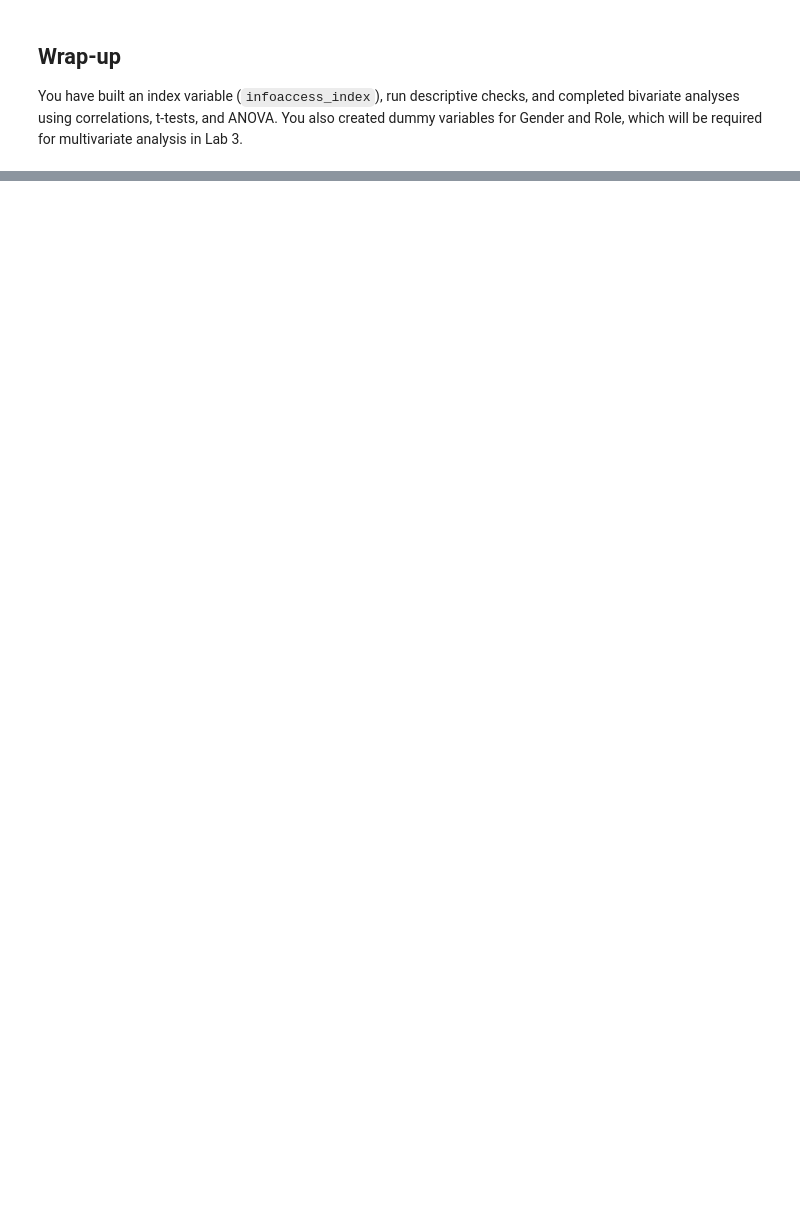
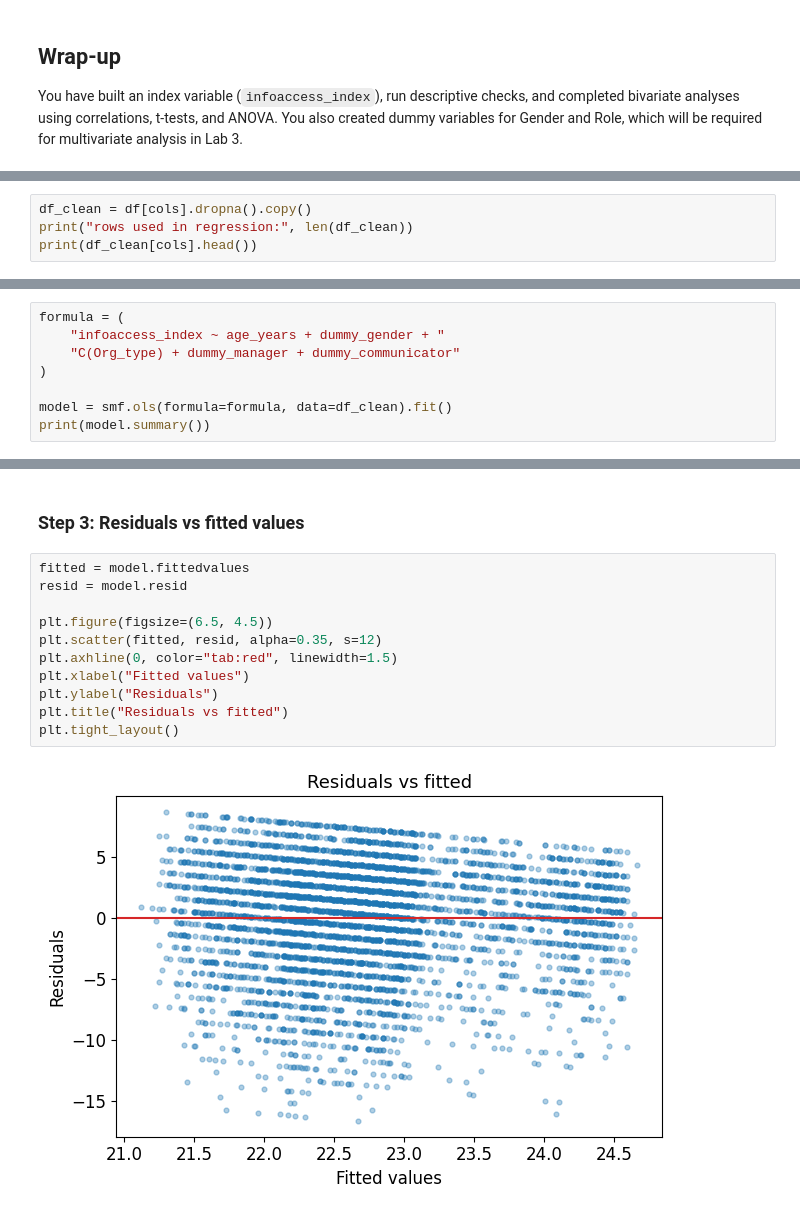
Before and after one commit to cca-cce/osm-comm, a Jupyter notebook: jnb/skpm20_labs.ipynb, the cells around one changed output, grey strips where cells are left out. Cells and saved outputs as stored; diff of their text form; blank space fills up the shorter version.

```diff
--- a/jnb/skpm20_labs.ipynb
+++ b/jnb/skpm20_labs.ipynb
@@ -939,0 +1013,4 @@ You have built an index variable (`infoaccess_index`), run descriptive checks, a
+# %%
+df_clean = df[cols].dropna().copy()
+print("rows used in regression:", len(df_clean))
+print(df_clean[cols].head())
@@ -939,0 +1036,8 @@ You have built an index variable (`infoaccess_index`), run descriptive checks, a
+# %%
+formula = (
+    "infoaccess_index ~ age_years + dummy_gender + "
+    "C(Org_type) + dummy_manager + dummy_communicator"
+)
+
+model = smf.ols(formula=formula, data=df_clean).fit()
+print(model.summary())
@@ -939,0 +1147,15 @@ You have built an index variable (`infoaccess_index`), run descriptive checks, a
+# %% [markdown]
+### Step 3: Residuals vs fitted values
+# %%
+fitted = model.fittedvalues
+resid = model.resid
+
+plt.figure(figsize=(6.5, 4.5))
+plt.scatter(fitted, resid, alpha=0.35, s=12)
+plt.axhline(0, color="tab:red", linewidth=1.5)
+plt.xlabel("Fitted values")
+plt.ylabel("Residuals")
+plt.title("Residuals vs fitted")
+plt.tight_layout()
+# %% [output]
+[figure, added]
```
Also changed, not shown: parts of 20 cells of this notebook.
